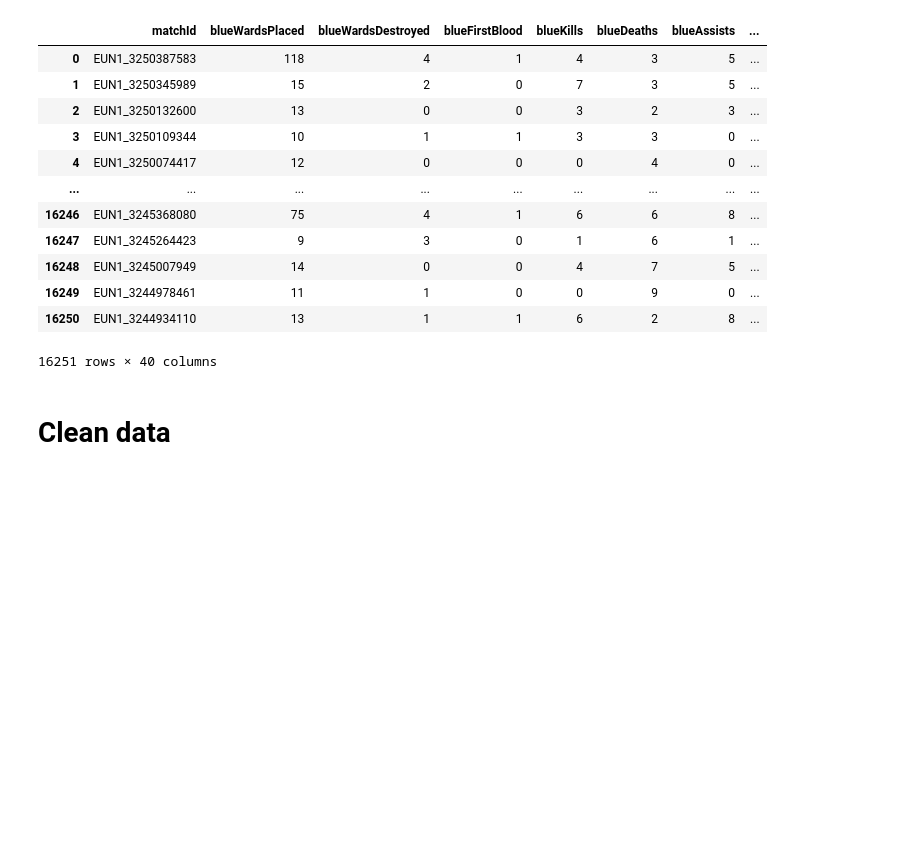
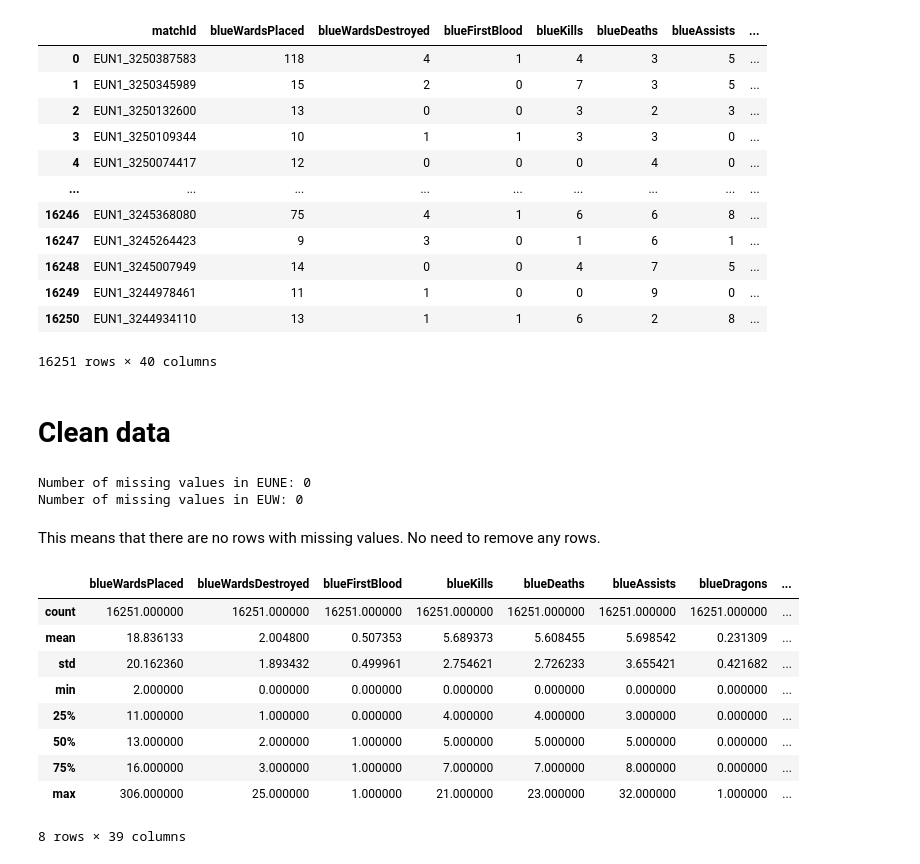
Before and after one commit to VeronikaKukk/DS_project, a Jupyter notebook: d4_notebook.ipynb, the cells around one changed output. Cells and saved outputs as stored; diff of their text form; code cells hidden in the pictures; blank space fills up the shorter version.

```diff
--- a/d4_notebook.ipynb
+++ b/d4_notebook.ipynb
@@ -73,3 +75,27 @@ df_eune.to_csv(filepath1)
 df_euw.to_csv(filepath2)
 # %% [markdown]
 # Clean data
+# %%
+# Find whether any games have no values
+eune_nan = df_eune.isna().any(axis=1).sum()
+euw_nan = df_euw.isna().any(axis=1).sum()
+print("Number of missing values in EUNE: "+str(eune_nan))
+print("Number of missing values in EUW: "+str(euw_nan))
+# %% [output]
+Number of missing values in EUNE: 0
+Number of missing values in EUW: 0
+# %% [markdown]
+This means that there are no rows with missing values. No need to remove any rows.
+# %%
+df_eune.describe()
+# %% [output]
+|  | blueWardsPlaced | blueWardsDestroyed | blueFirstBlood | blueKills | blueDeaths | blueAssists | blueDragons | ... |
+| count | 16251.000000 | 16251.000000 | 16251.000000 | 16251.000000 | 16251.000000 | 16251.000000 | 16251.000000 | ... |
+| mean | 18.836133 | 2.004800 | 0.507353 | 5.689373 | 5.608455 | 5.698542 | 0.231309 | ... |
+| std | 20.162360 | 1.893432 | 0.499961 | 2.754621 | 2.726233 | 3.655421 | 0.421682 | ... |
+| min | 2.000000 | 0.000000 | 0.000000 | 0.000000 | 0.000000 | 0.000000 | 0.000000 | ... |
+| 25% | 11.000000 | 1.000000 | 0.000000 | 4.000000 | 4.000000 | 3.000000 | 0.000000 | ... |
+| 50% | 13.000000 | 2.000000 | 1.000000 | 5.000000 | 5.000000 | 5.000000 | 0.000000 | ... |
+| 75% | 16.000000 | 3.000000 | 1.000000 | 7.000000 | 7.000000 | 8.000000 | 0.000000 | ... |
+| max | 306.000000 | 25.000000 | 1.000000 | 21.000000 | 23.000000 | 32.000000 | 1.000000 | ... |
+8 rows × 39 columns
```
Also changed, not shown: parts of 18 cells of this notebook.
